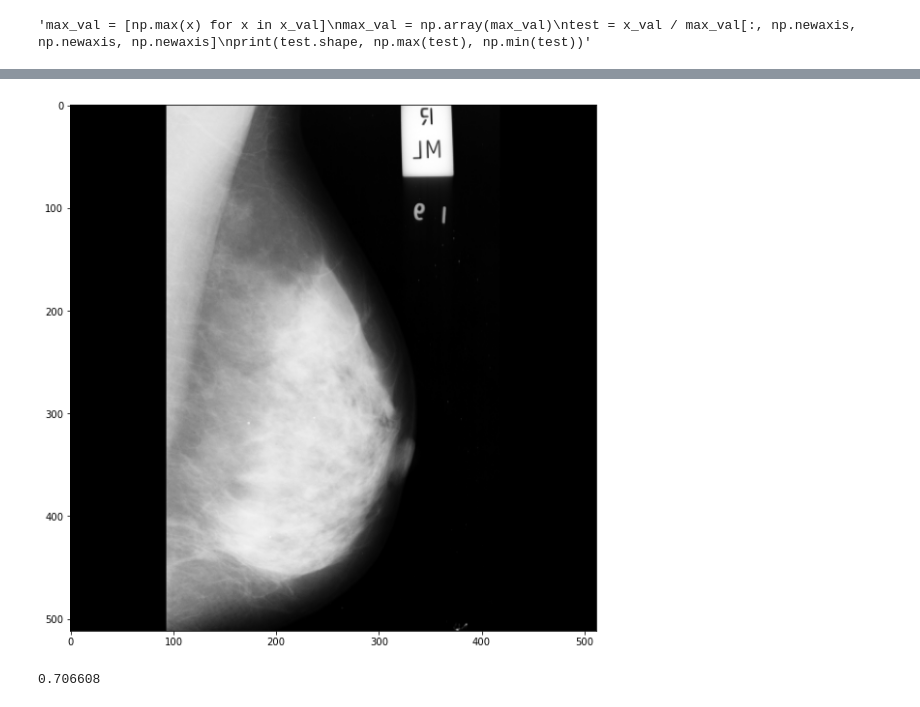
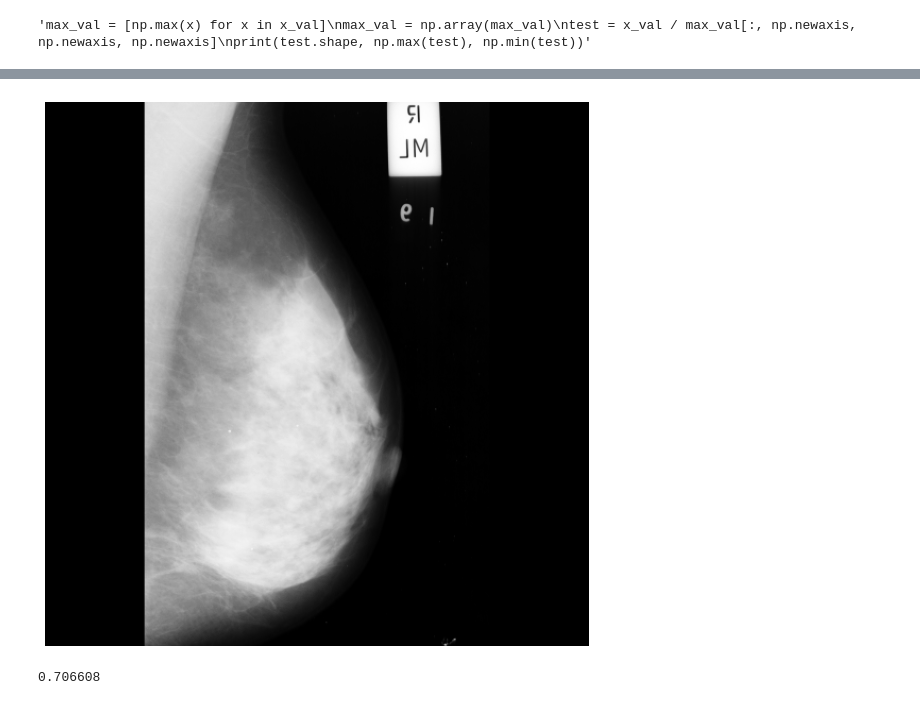
Before and after one commit to notchla/dnresnet, a Jupyter notebook: perceptual_dnresnet.ipynb, the cells around one changed output, grey strips where cells are left out. Drawn from its saved outputs; the diff is of its cells as text; code cells hidden in the pictures.

```diff
--- a/perceptual_dnresnet.ipynb
+++ b/perceptual_dnresnet.ipynb
@@ -49,9 +56,11 @@ plt.gray()
 # %%
 plt.figure(figsize=(10,10))
 plt.imshow(y_val[0])
+plt.axis("off")
+plt.savefig("/home/notchla/Documents/mias_original_sobel.png", dpi = 300, bbox_inches = "tight")
 plt.gray()
 # %% [output]
-[figure, old version]
+[figure, new version]
 # %%
 y_val_tensor = tf.convert_to_tensor(y_val, dtype="float32")
 grad_components = tf.image.sobel_edges(y_val_tensor)
```
Also changed, not shown: parts of 23 cells of this notebook, 5 other files.
